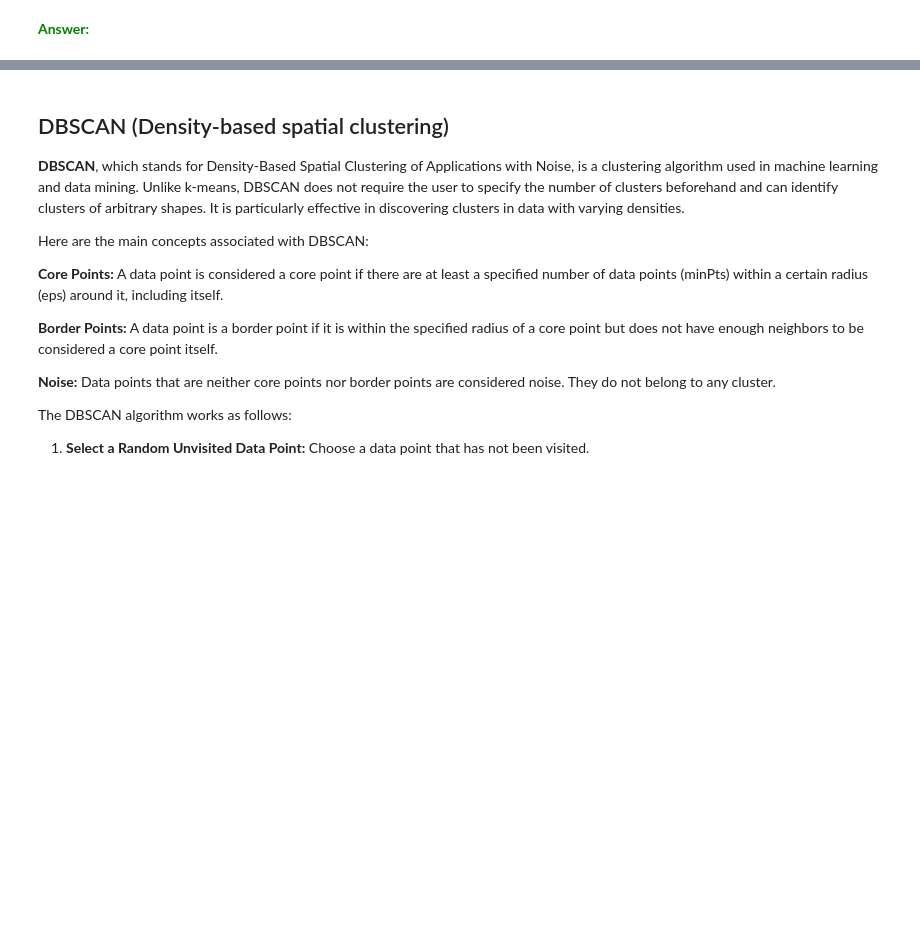
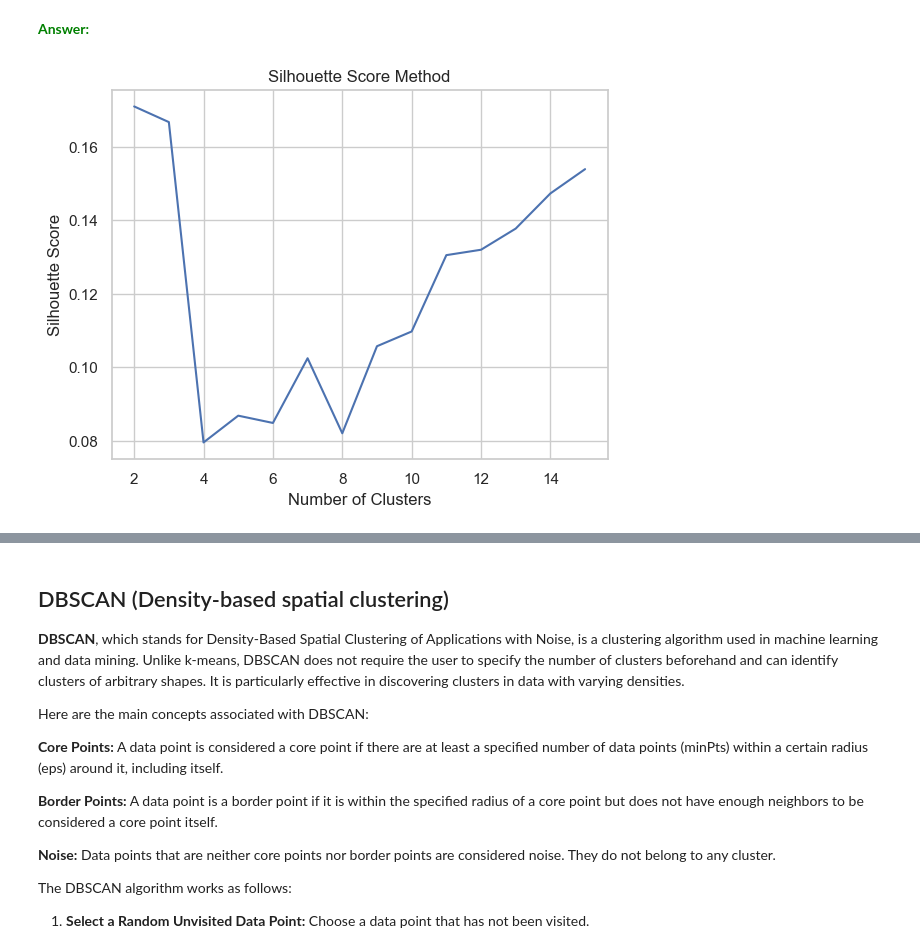
Before and after one commit to alizahedzadeh/Machine-Learning-Course, a Jupyter notebook: Homeworks/HW06/Machine_Learning_HW06.ipynb, the cells around one changed output, grey strips where cells are left out. Cells and saved outputs as stored; diff of their text form; code cells hidden in the pictures; blank space fills up the shorter version.

```diff
--- a/Homeworks/HW06/Machine_Learning_HW06.ipynb
+++ b/Homeworks/HW06/Machine_Learning_HW06.ipynb
@@ -696,0 +716,3 @@ Name: education, dtype: int64
+# %%
+df['default'].fillna(df['default'].mode()[0], inplace=True)
+df['default'].isnull().sum()
@@ -710,0 +932,20 @@ Use kmeans and fit the model
+# %%
+from sklearn.metrics import silhouette_score
+
+# Determine the optimal number of clusters using Silhouette Score
+silhouette_scores = []
+for i in range(2, 16):
+    kmeans = KMeans(n_clusters=i, max_iter=300, n_init=15, random_state=42)
+    cluster_labels = kmeans.fit_predict(scaled_data)
+
+    silhouette_avg = silhouette_score(scaled_data, cluster_labels)
+    silhouette_scores.append(silhouette_avg)
+
+# Plot the Silhouette Score to find the optimal number of clusters
+plt.plot(range(2, 16), silhouette_scores)
+plt.title('Silhouette Score Method')
+plt.xlabel('Number of Clusters')
+plt.ylabel('Silhouette Score')
+plt.show()
+# %% [output]
+[figure, added]
```
Also changed, not shown: parts of 36 cells of this notebook.
